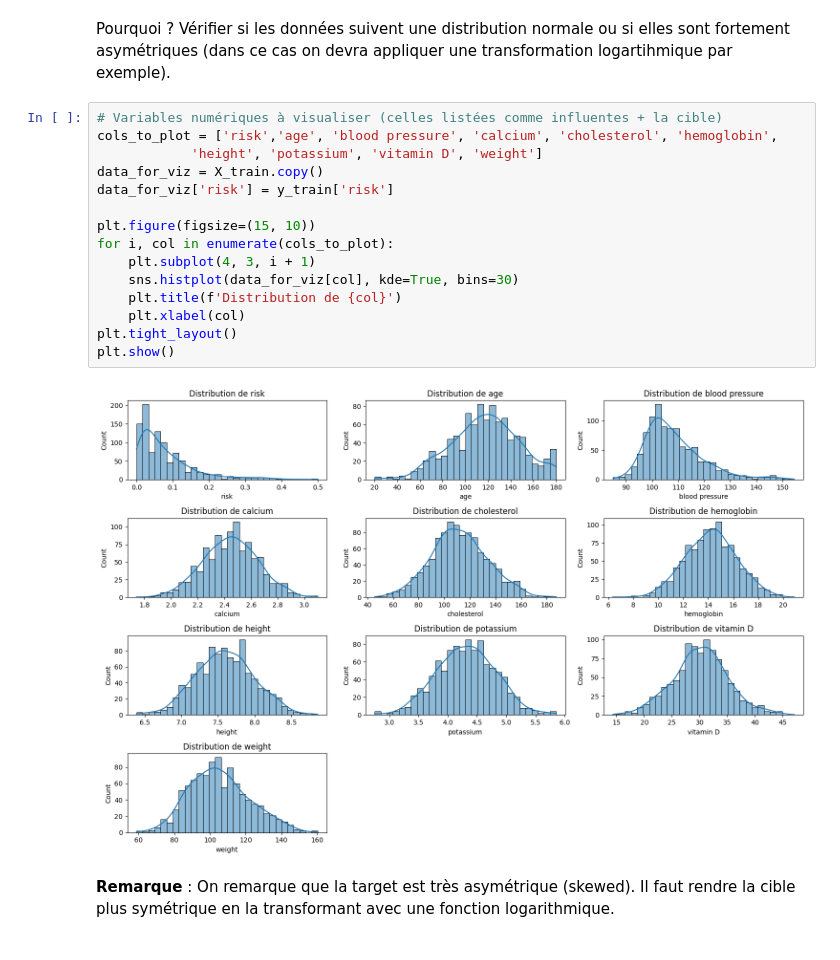
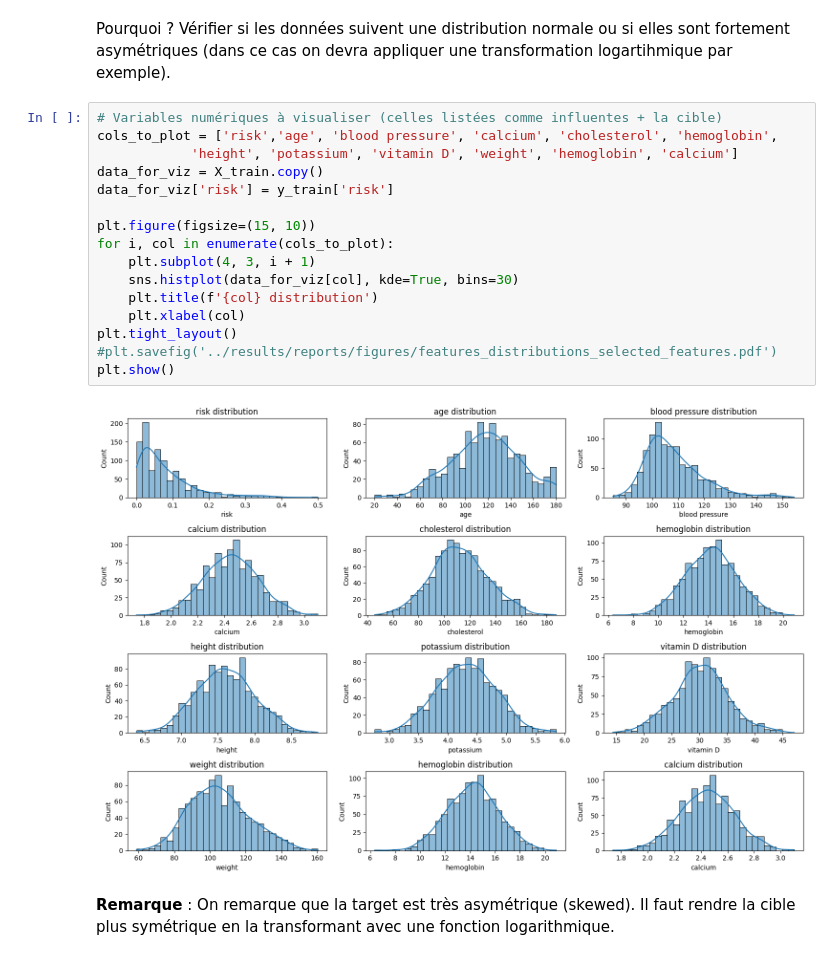
Before and after one commit to mat-bau/ml-project, a Jupyter notebook: notebooks/02_linear_model.ipynb, the cells around one changed output. Saved outputs shown, nothing was run; the diff lists cells and outputs as text.

```diff
--- a/notebooks/02_linear_model.ipynb
+++ b/notebooks/02_linear_model.ipynb
@@ -165,20 +183,21 @@ Pourquoi ? Vérifier si les données suivent une distribution normale ou si elle
 # %%
 # Variables numériques à visualiser (celles listées comme influentes + la cible)
 cols_to_plot = ['risk','age', 'blood pressure', 'calcium', 'cholesterol', 'hemoglobin',
-            'height', 'potassium', 'vitamin D', 'weight']
+            'height', 'potassium', 'vitamin D', 'weight', 'hemoglobin', 'calcium']
 data_for_viz = X_train.copy()
 data_for_viz['risk'] = y_train['risk']
 
 plt.figure(figsize=(15, 10))
 for i, col in enumerate(cols_to_plot):
     plt.subplot(4, 3, i + 1)
     sns.histplot(data_for_viz[col], kde=True, bins=30)
-    plt.title(f'Distribution de {col}')
+    plt.title(f'{col} distribution')
     plt.xlabel(col)
 plt.tight_layout()
+#plt.savefig('../results/reports/figures/features_distributions_selected_features.pdf')
 plt.show()
 # %% [output]
-[figure, old version]
+[figure, new version]
 # %% [markdown]
 **Remarque** : On remarque que la target est très asymétrique (skewed). Il faut rendre la cible plus symétrique en la transformant avec une fonction logarithmique.
 # %%
```
Also changed, not shown: parts of 4 cells of this notebook, 11 other files.
